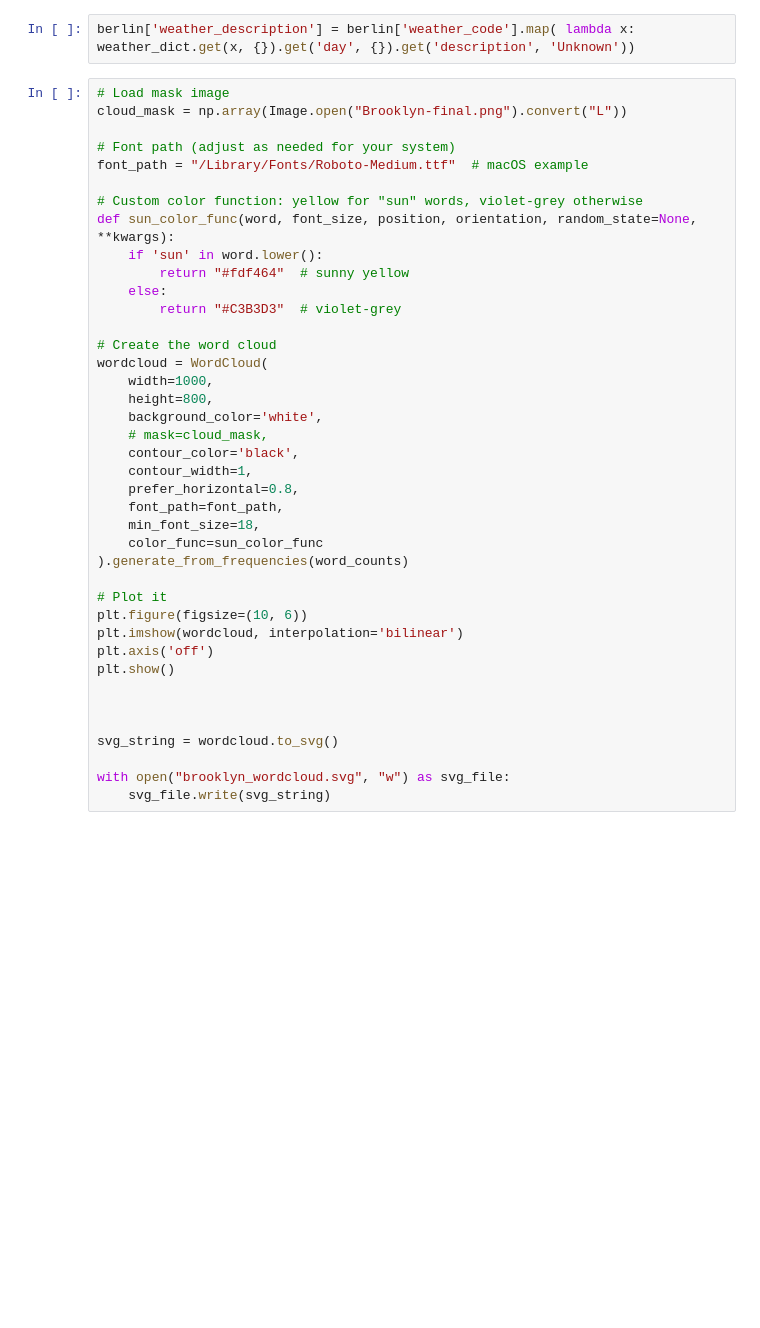
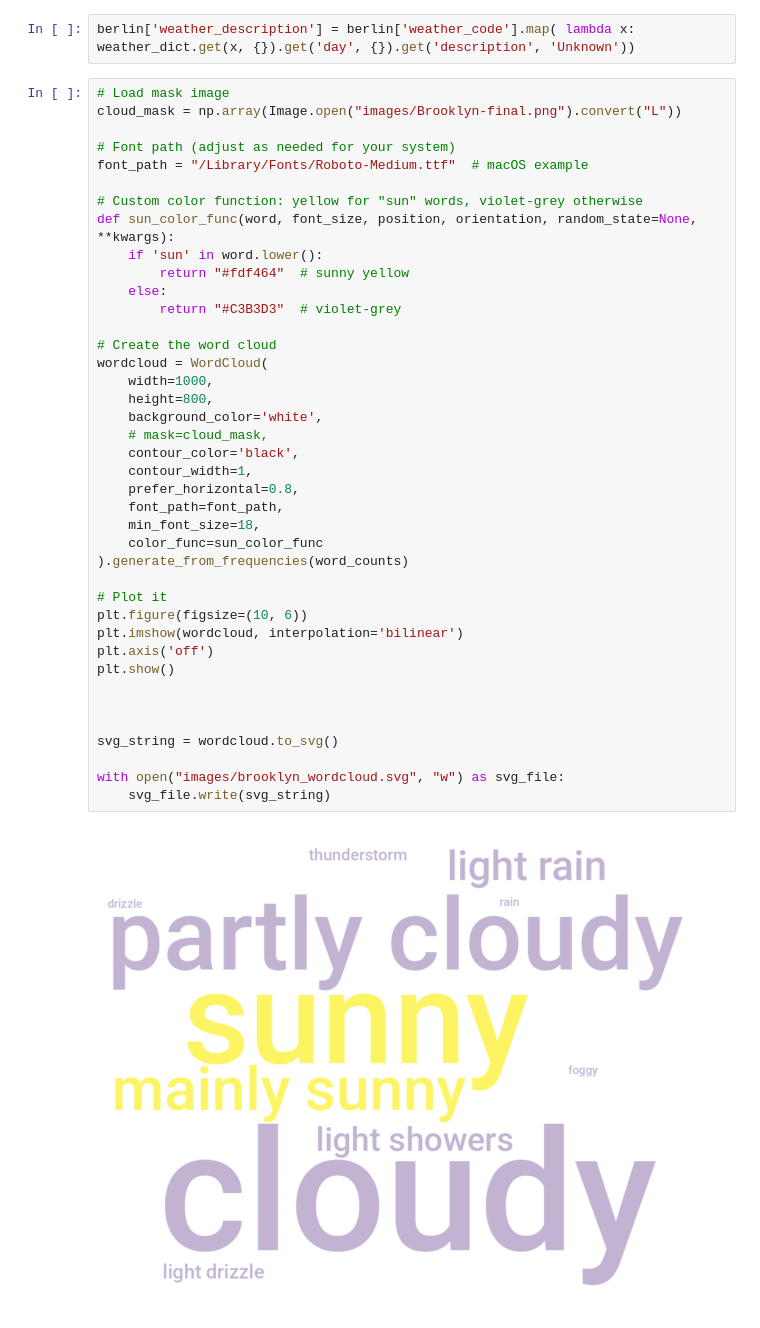
Before and after one commit to helenawittlich/berlin-brooklyn-weather, a Jupyter notebook: Wordcloud.ipynb, the cells around one changed output. Cells and saved outputs as stored; diff of their text form; blank space fills up the shorter version.

```diff
--- a/Wordcloud.ipynb
+++ b/Wordcloud.ipynb
@@ -134,7 +145,7 @@ berlin['weather_code'] = berlin['weather_code'].astype(str)
 berlin['weather_description'] = berlin['weather_code'].map( lambda x: weather_dict.get(x, {}).get('day', {}).get('description', 'Unknown'))
 # %%
 # Load mask image
-cloud_mask = np.array(Image.open("Brooklyn-final.png").convert("L"))
+cloud_mask = np.array(Image.open("images/Brooklyn-final.png").convert("L"))
 
 # Font path (adjust as needed for your system)
 font_path = "/Library/Fonts/Roboto-Medium.ttf"  # macOS example
@@ -144,31 +155,33 @@ def sun_color_func(word, font_size, position, orientation, random_state=None, **
     if 'sun' in word.lower():
         return "#fdf464"  # sunny yellow
     else:
         return "#C3B3D3"  # violet-grey
 
 # Create the word cloud
 wordcloud = WordCloud(
     width=1000,
     height=800,
     background_color='white',
     # mask=cloud_mask,
     contour_color='black',
     contour_width=1,
     prefer_horizontal=0.8,
     font_path=font_path,
     min_font_size=18,
     color_func=sun_color_func
 ).generate_from_frequencies(word_counts)
 
 # Plot it
 plt.figure(figsize=(10, 6))
 plt.imshow(wordcloud, interpolation='bilinear')
 plt.axis('off')
 plt.show()
 
 
 
 svg_string = wordcloud.to_svg()
 
-with open("brooklyn_wordcloud.svg", "w") as svg_file:
+with open("images/brooklyn_wordcloud.svg", "w") as svg_file:
     svg_file.write(svg_string)
+# %% [output]
+[figure, added]
```
Also changed, not shown: parts of 3 cells of this notebook, 18 other files.
